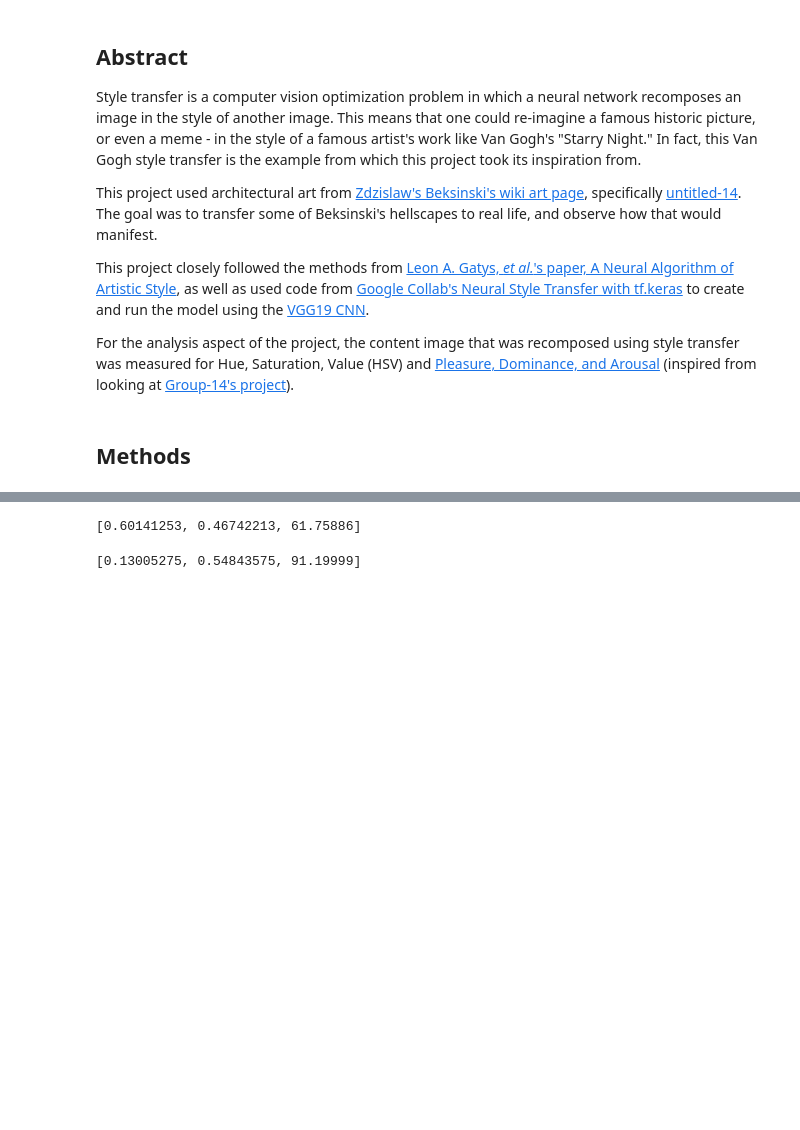
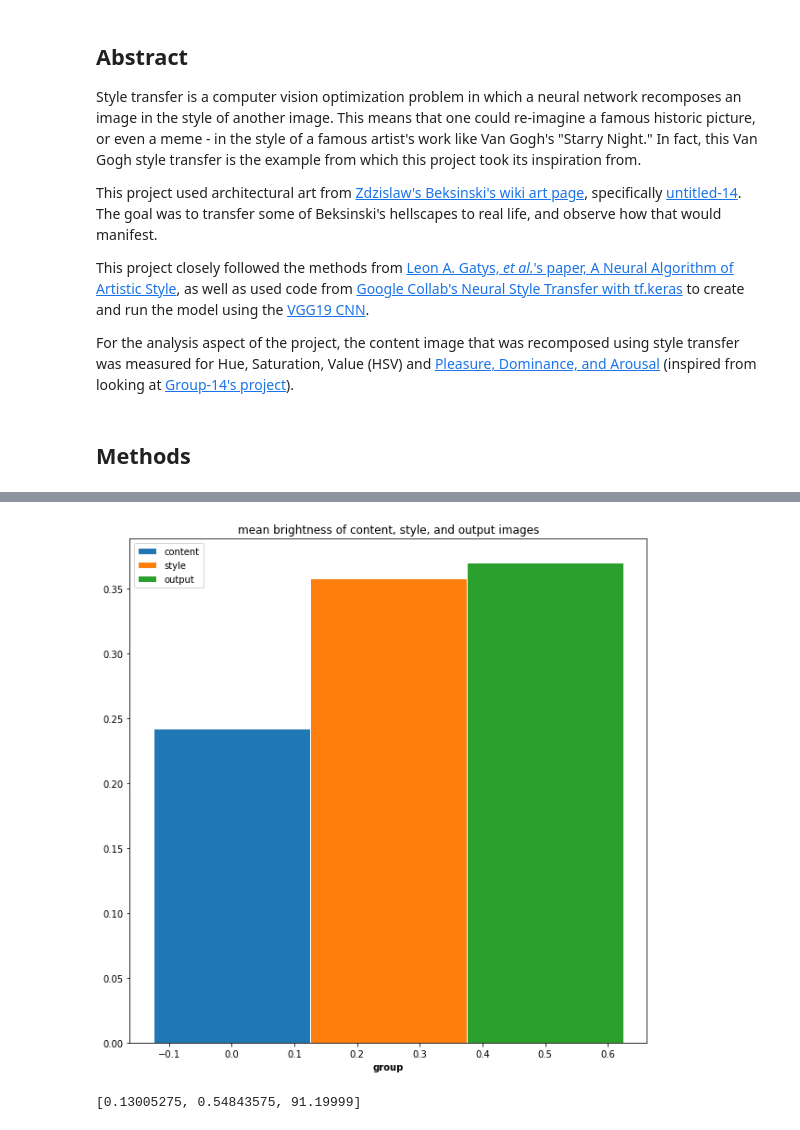
Before and after one commit to nikolettuce/dsc160_midterm, a Jupyter notebook: Style Transfer Analysis.ipynb, the cells around one changed output, grey strips where cells are left out. Drawn from its saved outputs; the diff is of its cells as text; code cells hidden in the pictures; blank space fills up the shorter version.

```diff
--- a/Style Transfer Analysis.ipynb
+++ b/Style Transfer Analysis.ipynb
@@ -182,7 +181,27 @@ plt.show()
-# %%
-content_mean_hsv
-# %% [output]
-[0.60141253, 0.46742213, 61.75886]
+# %%
+barWidth = 0.25
+
+# Set position of bar on X axis
+r1 = np.arange(1)
+r2 = [x + barWidth for x in r1]
+r3 = [x + barWidth for x in r2]
+
+plt.figure(figsize=(10, 10))
+
+plt.bar(r1, content_mean_hsv[2], width=barWidth, edgecolor='white', label='content')
+plt.bar(r2, style_mean_hsv[2], width=barWidth, edgecolor='white', label='style')
+plt.bar(r3, output_mean_hsv[2], width=barWidth, edgecolor='white', label='output')
+
+# Add xticks on the middle of the group bars
+plt.xlabel('group', fontweight='bold')
+
+# Create legend & Show graphic
+
+plt.legend()
+plt.title('mean brightness of content, style, and output images')
+plt.show()
+# %% [output]
+[figure, added]
 # %%
 style_mean_hsv
 # %% [output]
```
Also changed, not shown: parts of 7 cells of this notebook, 3 other files.
